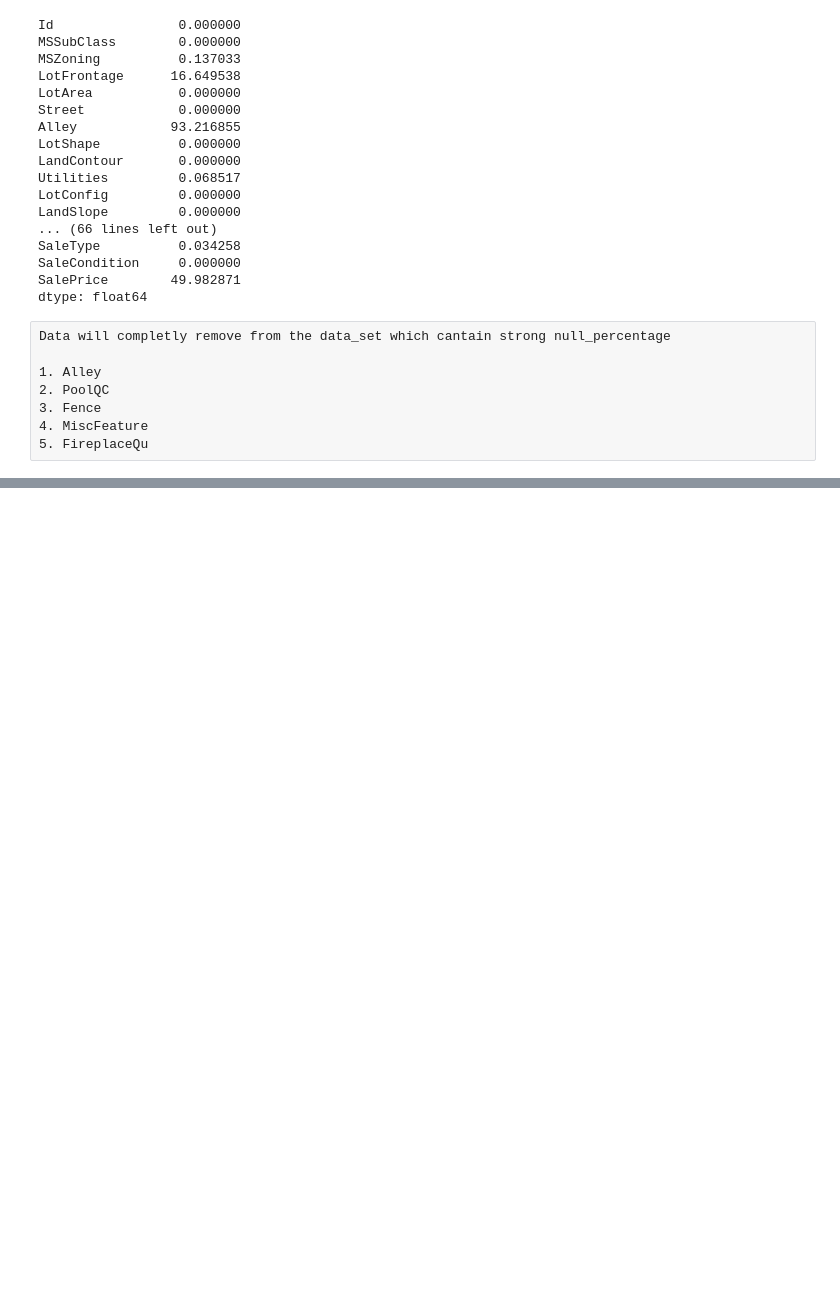
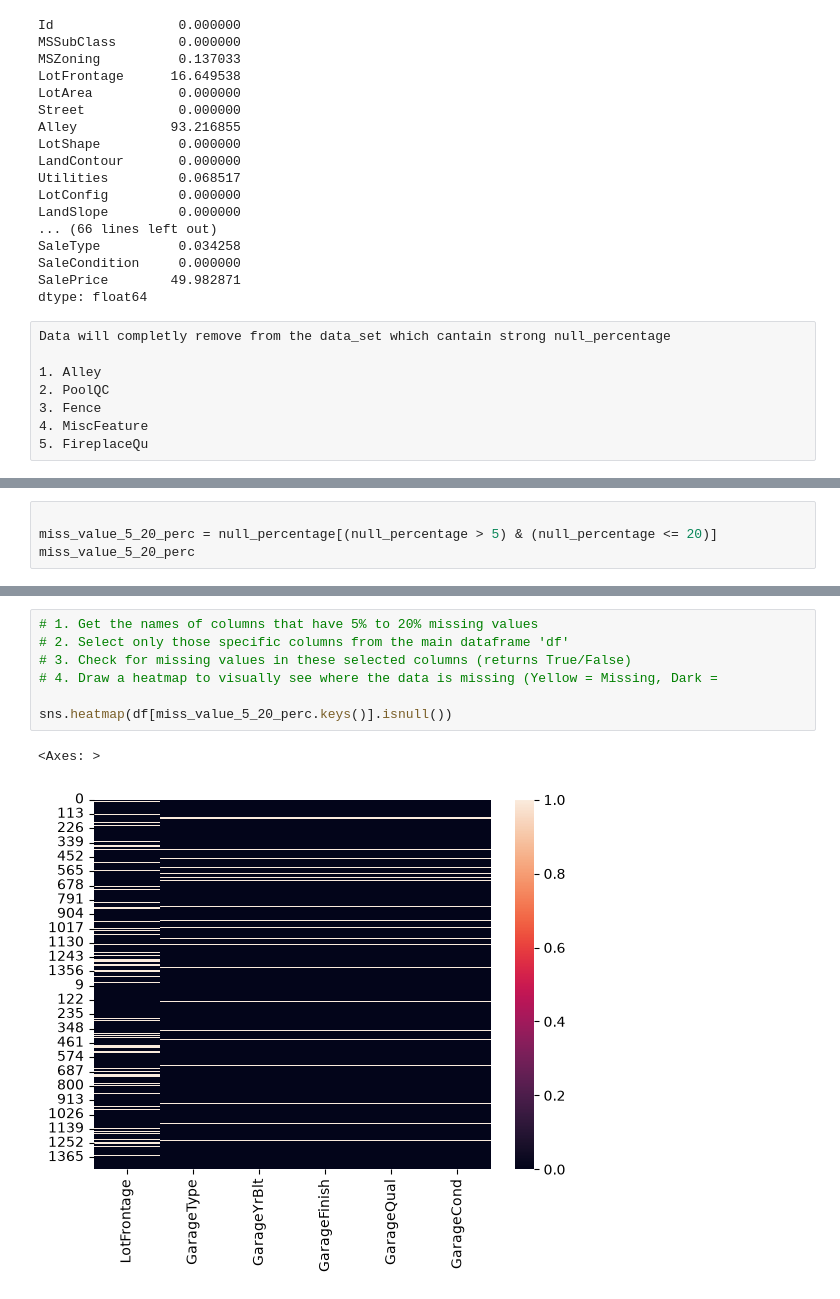
Before and after one commit to saroshkhan111/house_prediction_price, a Jupyter notebook: house_price_prediction_1.ipynb, the cells around one changed output, grey strips where cells are left out. Drawn from its saved outputs; the diff is of its cells as text; blank space fills up the shorter version.

```diff
--- a/house_price_prediction_1.ipynb
+++ b/house_price_prediction_1.ipynb
@@ -448,0 +524,4 @@ Data will completly remove from the data_set which cantain strong null_percentag
+# %%
+
+miss_value_5_20_perc = null_percentage[(null_percentage > 5) & (null_percentage <= 20)]
+miss_value_5_20_perc
@@ -448,0 +546,10 @@ Data will completly remove from the data_set which cantain strong null_percentag
+# %%
+# 1. Get the names of columns that have 5% to 20% missing values
+# 2. Select only those specific columns from the main dataframe 'df'
+# 3. Check for missing values in these selected columns (returns True/False)
+# 4. Draw a heatmap to visually see where the data is missing (Yellow = Missing, Dark =
+
+sns.heatmap(df[miss_value_5_20_perc.keys()].isnull())
+# %% [output]
+<Axes: >
+[figure, added]
```
Also changed, not shown: parts of 10 cells of this notebook.
